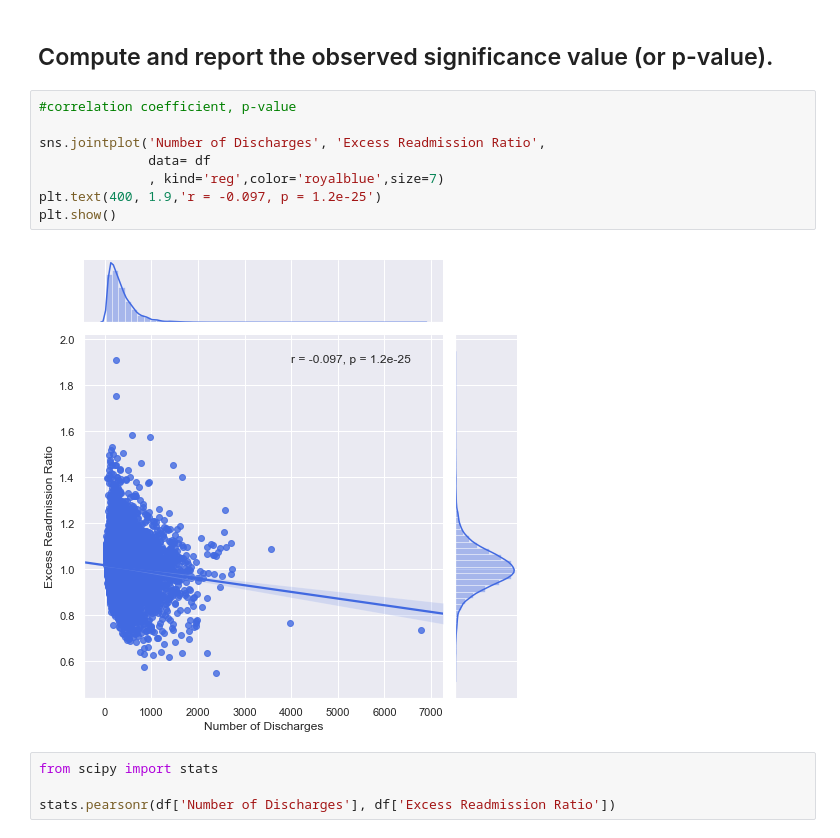
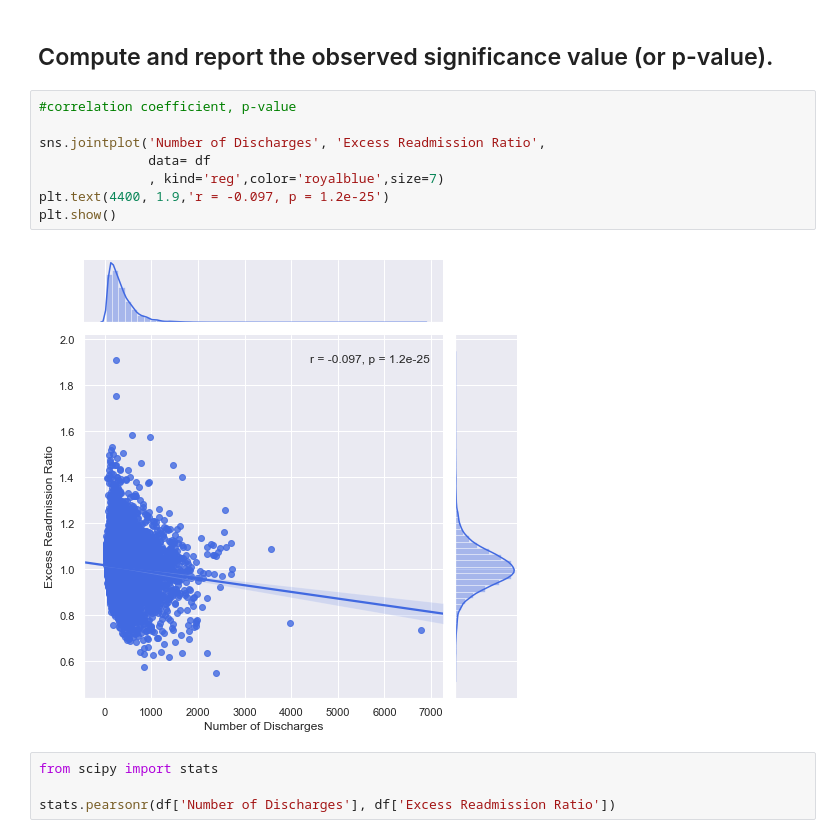
Before and after one commit to mwon3919/Springboard-miniprojects, a Jupyter notebook: Inferential Statistics/EDA_hospital_readmit/sliderule_dsi_inferential_statistics_exercise_3.ipynb, the cells around one changed output. Cells and saved outputs as stored; diff of their text form.

```diff
--- a/Inferential Statistics/EDA_hospital_readmit/sliderule_dsi_inferential_statistics_exercise_3.ipynb
+++ b/Inferential Statistics/EDA_hospital_readmit/sliderule_dsi_inferential_statistics_exercise_3.ipynb
@@ -207,13 +207,13 @@ _ = plt.legend(('Small Hospitals', 'Large Hospitals'))
 # %%
 #correlation coefficient, p-value
 
 sns.jointplot('Number of Discharges', 'Excess Readmission Ratio',
               data= df
               , kind='reg',color='royalblue',size=7)
-plt.text(400, 1.9,'r = -0.097, p = 1.2e-25')
+plt.text(4400, 1.9,'r = -0.097, p = 1.2e-25')
 plt.show()
 # %% [output]
-[figure, old version]
+[figure, new version]
 # %%
 from scipy import stats
 
```
Also changed, not shown: parts of 1 cell of this notebook, 5 other files.
